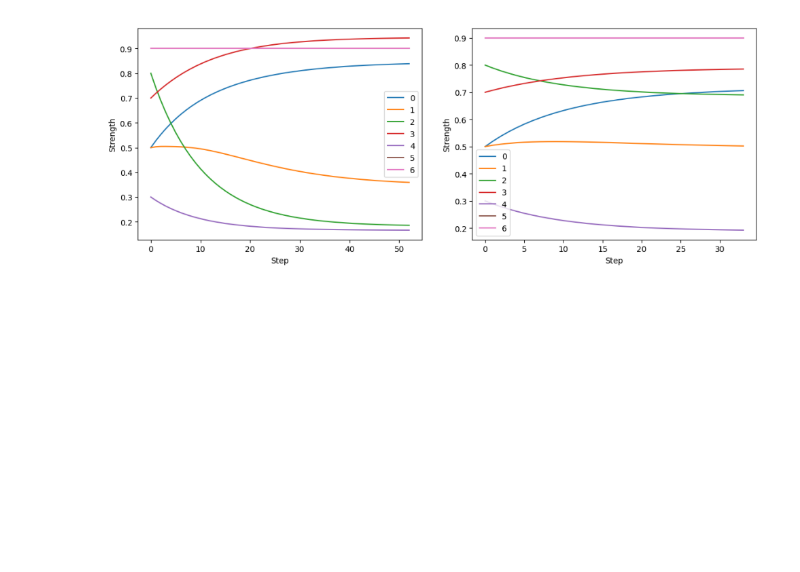
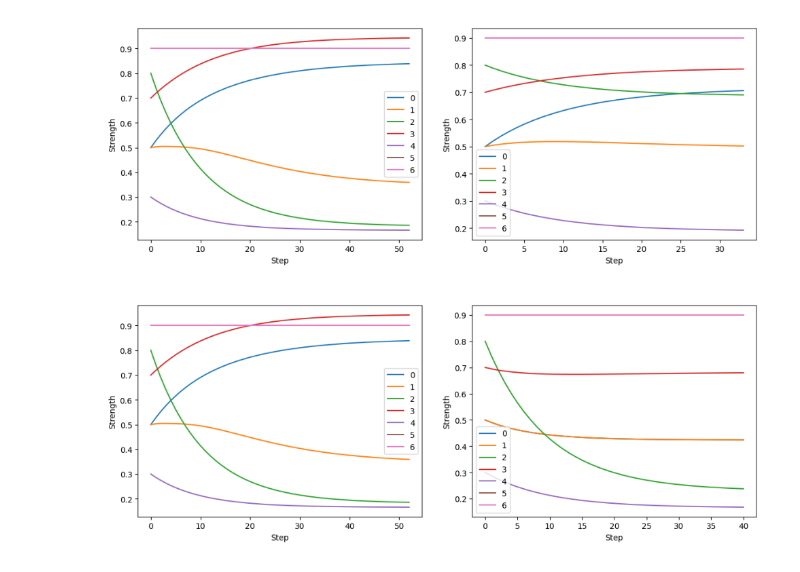
Before and after one commit to EyeofBeholder-NLeSC/orange3-argument, a Jupyter notebook: notebooks/demo_solver.ipynb, the cells around one changed output. Drawn from its saved outputs; the diff is of its cells as text; code cells hidden in the pictures; blank space fills up the shorter version.

```diff
--- a/notebooks/demo_solver.ipynb
+++ b/notebooks/demo_solver.ipynb
@@ -104,3 +116,8 @@ show_two_figs(fig1, fig2)
 show_two_figs(fig1, fig3)
 # %% [output]
 [figure]
+# %%
+# With vs. without supports
+show_two_figs(fig1, fig4)
+# %% [output]
+[figure, added]
```
Also changed, not shown: parts of 1 cell of this notebook.
